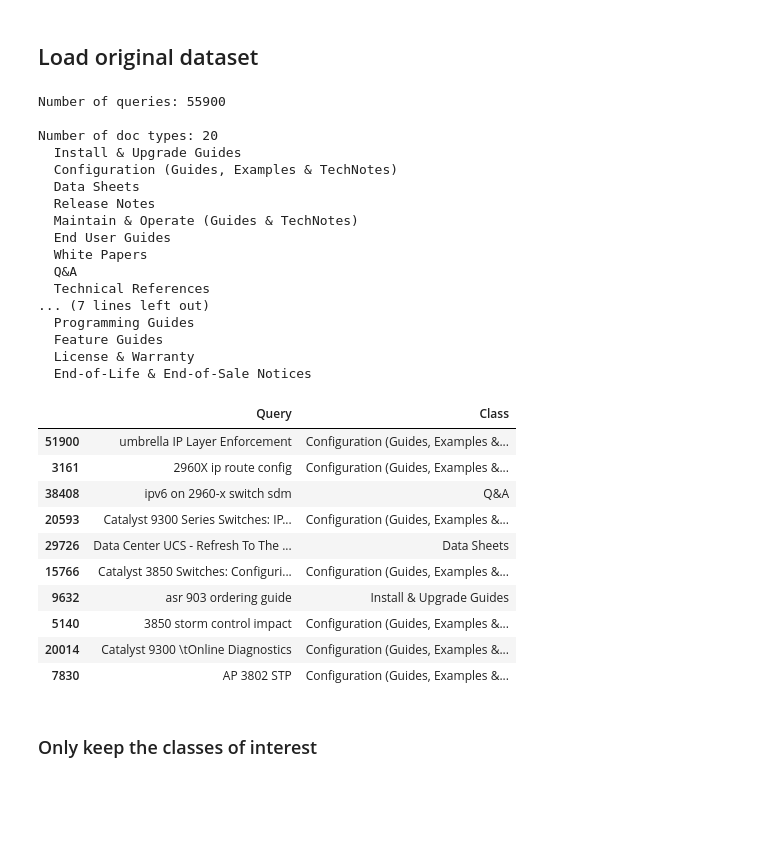
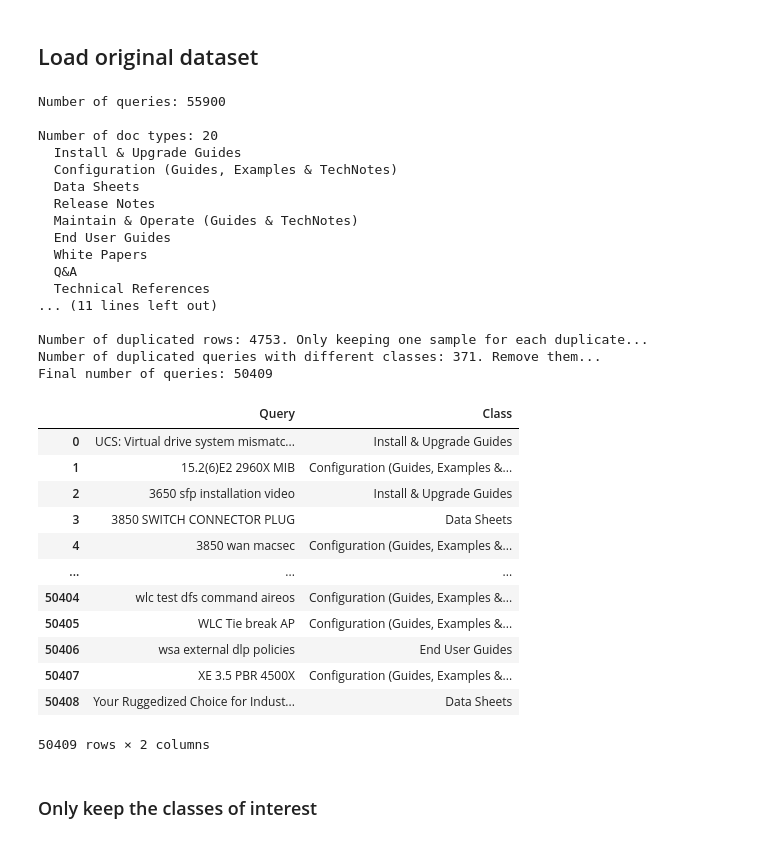
Before and after one commit to ant-louis/netbert, a Jupyter notebook: Code/Extrinsic_evaluation/Classification/EDA.ipynb, the cells around one changed output. Cells and saved outputs as stored; diff of their text form; code cells hidden in the pictures; blank space fills up the shorter version.

```diff
--- a/Code/Extrinsic_evaluation/Classification/EDA.ipynb
+++ b/Code/Extrinsic_evaluation/Classification/EDA.ipynb
@@ -14,46 +14,57 @@ from wordcloud import WordCloud, STOPWORDS
 # %%
 filepath = '/raid/antoloui/Master-thesis/Data/Classification/cam_query_to_doctype.csv'
 original_df = pd.read_csv(filepath, delimiter=',', index_col=0)
 
 # Rename columns.
 original_df.columns = ['Query', 'Class']
 classes = original_df.Class.unique()
 
 # Print details.
 print('Number of queries: {}\n'.format(original_df.shape[0]))
 print('Number of doc types: {:,}'.format(len(classes)))
 for i, cat in enumerate(classes):
     print("  {}".format(cat))
-original_df.sample(10)
+
+# Check for duplicated queries.
+print("\nNumber of duplicated rows: {}. Only keeping one sample for each duplicate...".format(original_df[original_df.duplicated()].shape[0]))
+original_df.drop_duplicates(subset=['Query', 'Class'], keep='first', inplace=True)
+print("Number of duplicated queries with different classes: {}. Remove them...".format(original_df[original_df.duplicated(['Query'])].shape[0]))
+original_df.drop_duplicates(subset=['Query'], keep=False, inplace=True)
+original_df.reset_index(drop=True, inplace=True)
+print("Final number of queries: {}".format(original_df.shape[0]))
+
+original_df
 # %% [output]
 Number of queries: 55900
 
 Number of doc types: 20
   Install & Upgrade Guides
   Configuration (Guides, Examples & TechNotes)
   Data Sheets
   Release Notes
   Maintain & Operate (Guides & TechNotes)
   End User Guides
   White Papers
   Q&A
   Technical References
-... (7 lines left out)
-  Programming Guides
-  Feature Guides
-  License & Warranty
-  End-of-Life & End-of-Sale Notices
+... (11 lines left out)
+
+Number of duplicated rows: 4753. Only keeping one sample for each duplicate...
+Number of duplicated queries with different classes: 371. Remove them...
+Final number of queries: 50409
 |  | Query | Class |
-| 51900 | umbrella IP Layer Enforcement | Configuration (Guides, Examples &... |
-| 3161 | 2960X ip route config | Configuration (Guides, Examples &... |
-| 38408 | ipv6 on 2960-x switch sdm | Q&A |
-| 20593 | Catalyst 9300 Series Switches: IP... | Configuration (Guides, Examples &... |
-| 29726 | Data Center UCS - Refresh To The ... | Data Sheets |
-| 15766 | Catalyst 3850 Switches: Configuri... | Configuration (Guides, Examples &... |
-| 9632 | asr 903 ordering guide | Install & Upgrade Guides |
-| 5140 | 3850 storm control impact | Configuration (Guides, Examples &... |
-| 20014 | Catalyst 9300 \tOnline Diagnostics | Configuration (Guides, Examples &... |
-| 7830 | AP 3802 STP | Configuration (Guides, Examples &... |
+| 0 | UCS: Virtual drive system mismatc... | Install & Upgrade Guides |
+| 1 | 15.2(6)E2 2960X MIB | Configuration (Guides, Examples &... |
+| 2 | 3650 sfp installation video | Install & Upgrade Guides |
+| 3 | 3850 SWITCH CONNECTOR PLUG | Data Sheets |
+| 4 | 3850 wan macsec | Configuration (Guides, Examples &... |
+| ... | ... | ... |
+| 50404 | wlc test dfs command aireos | Configuration (Guides, Examples &... |
+| 50405 | WLC Tie break AP | Configuration (Guides, Examples &... |
+| 50406 | wsa external dlp policies | End User Guides |
+| 50407 | XE 3.5 PBR 4500X | Configuration (Guides, Examples &... |
+| 50408 | Your Ruggedized Choice for Indust... | Data Sheets |
+50409 rows × 2 columns
 # %% [markdown]
 ### Only keep the classes of interest
 # %%
```
Also changed, not shown: parts of 5 cells of this notebook, 6 other files.
